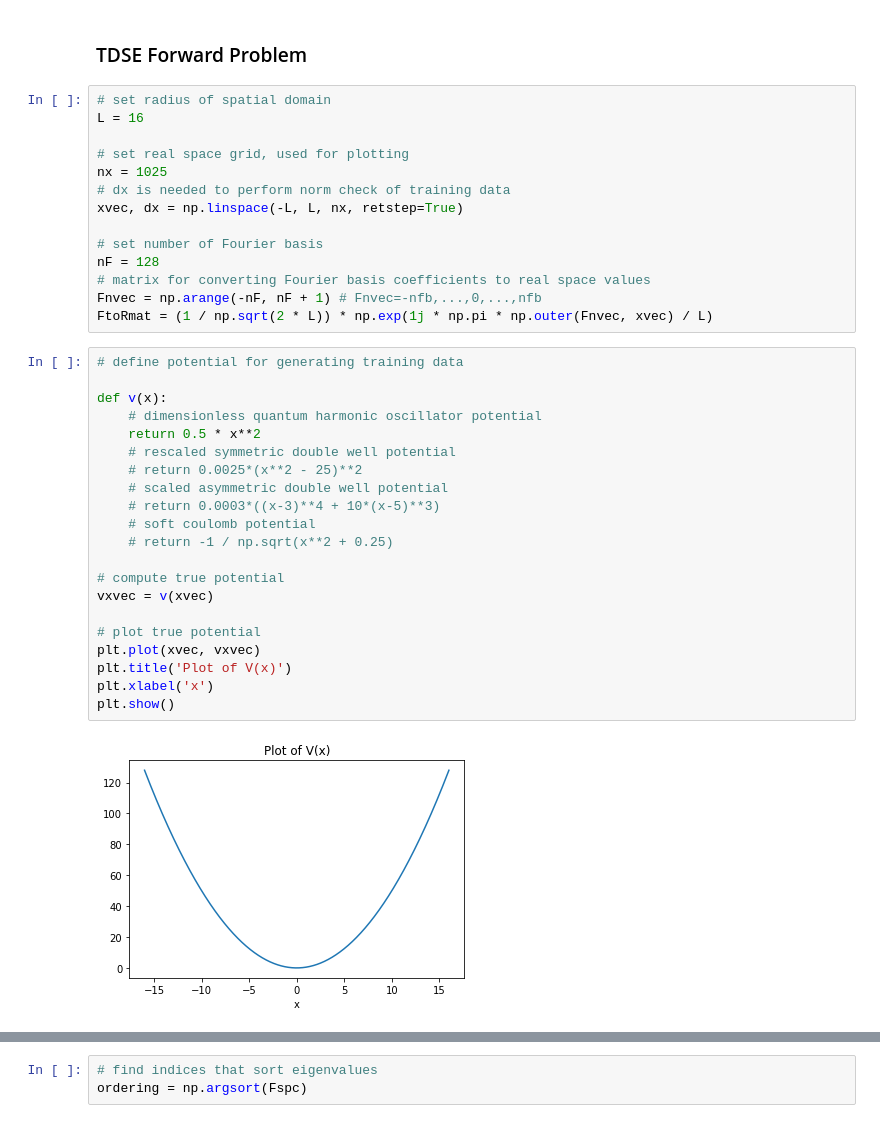
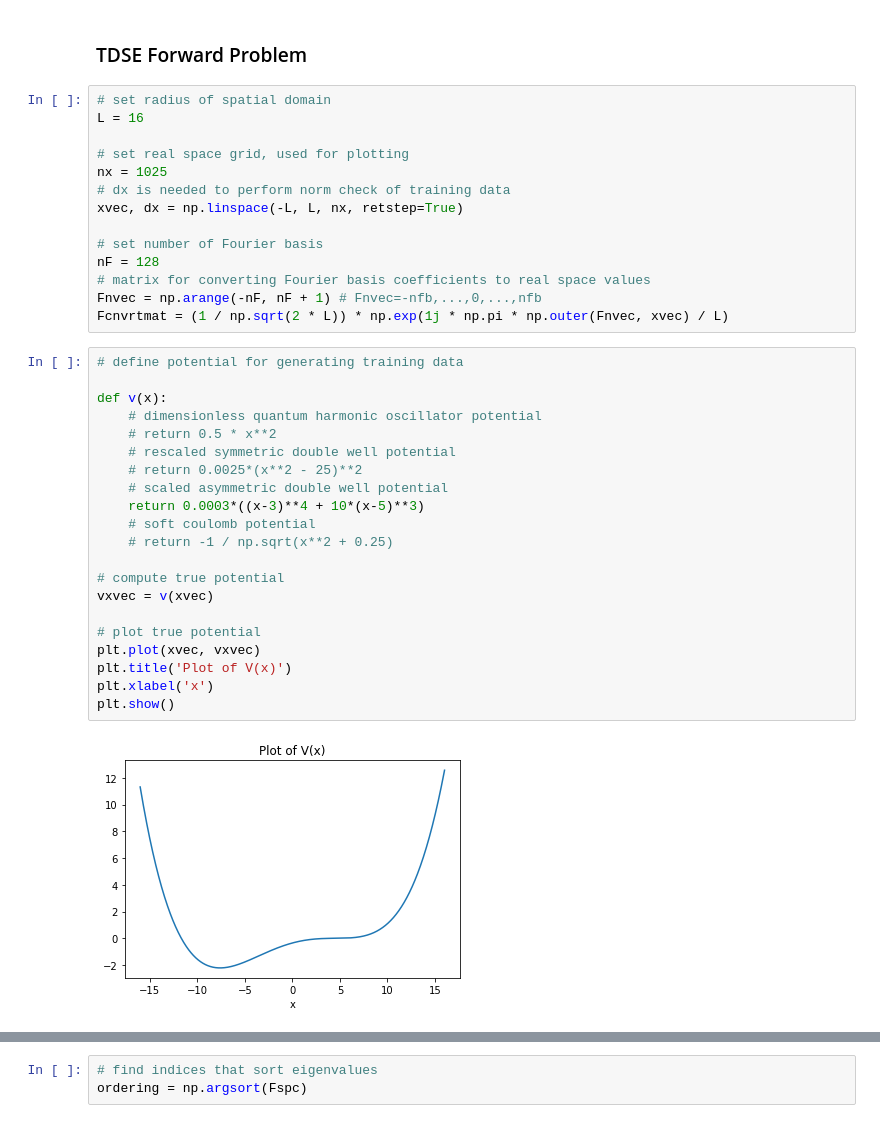
Before and after one commit to kbcollins/tdse, a Jupyter notebook: chebyshev/forward-tdse-cheb.ipynb, the cells around one changed output, grey strips where cells are left out. Cells and saved outputs as stored; diff of their text form.

```diff
--- a/chebyshev/forward-tdse-cheb.ipynb
+++ b/chebyshev/forward-tdse-cheb.ipynb
@@ -19,27 +19,27 @@ xvec, dx = np.linspace(-L, L, nx, retstep=True)
 nF = 128
 # matrix for converting Fourier basis coefficients to real space values
 Fnvec = np.arange(-nF, nF + 1) # Fnvec=-nfb,...,0,...,nfb
-FtoRmat = (1 / np.sqrt(2 * L)) * np.exp(1j * np.pi * np.outer(Fnvec, xvec) / L)
+Fcnvrtmat = (1 / np.sqrt(2 * L)) * np.exp(1j * np.pi * np.outer(Fnvec, xvec) / L)
 # %%
 # define potential for generating training data
 
 def v(x):
     # dimensionless quantum harmonic oscillator potential
-    return 0.5 * x**2
+    # return 0.5 * x**2
     # rescaled symmetric double well potential
     # return 0.0025*(x**2 - 25)**2
     # scaled asymmetric double well potential
-    # return 0.0003*((x-3)**4 + 10*(x-5)**3)
+    return 0.0003*((x-3)**4 + 10*(x-5)**3)
     # soft coulomb potential
     # return -1 / np.sqrt(x**2 + 0.25)
 
 # compute true potential
 vxvec = v(xvec)
 
 # plot true potential
 plt.plot(xvec, vxvec)
 plt.title('Plot of V(x)')
 plt.xlabel('x')
 plt.show()
 # %% [output]
-[figure, old version]
+[figure, new version]
```
Also changed, not shown: parts of 15 cells of this notebook, 1 other file.
